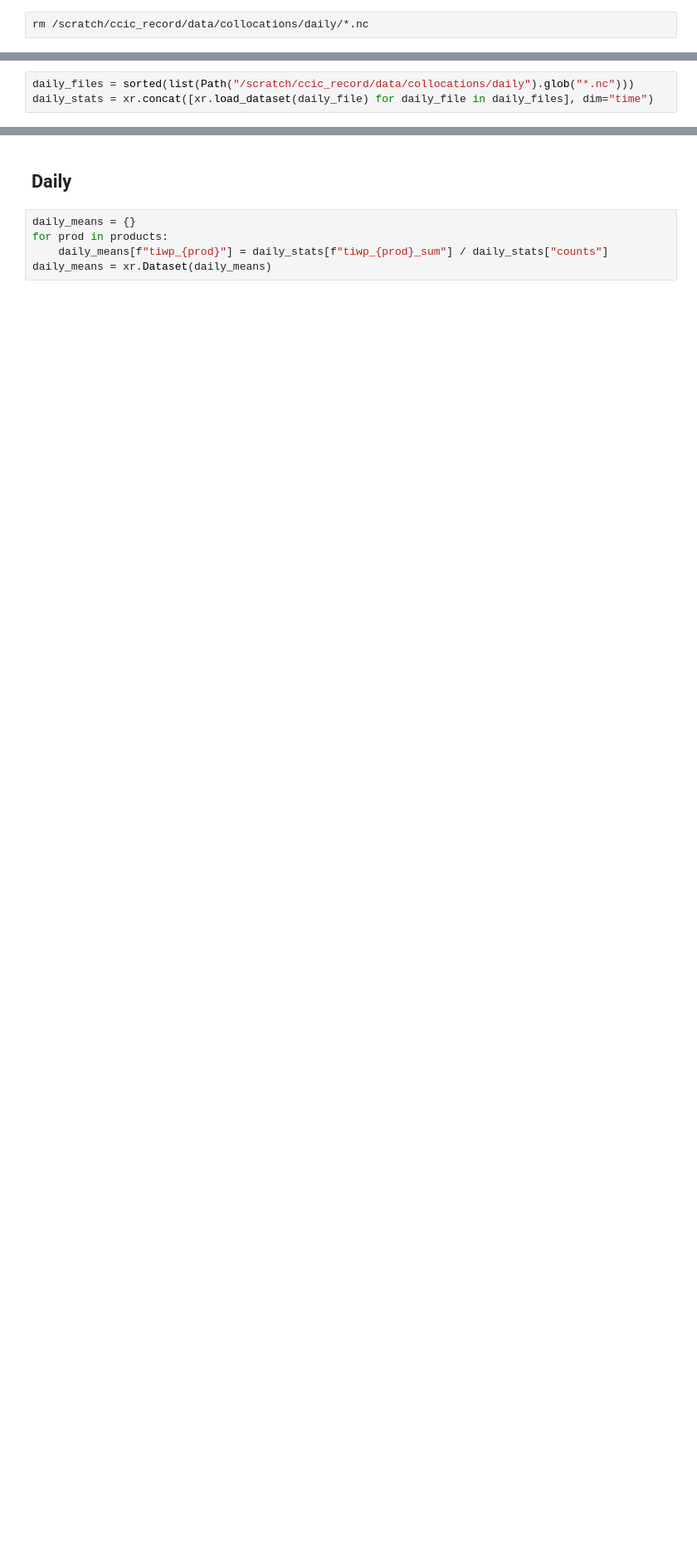
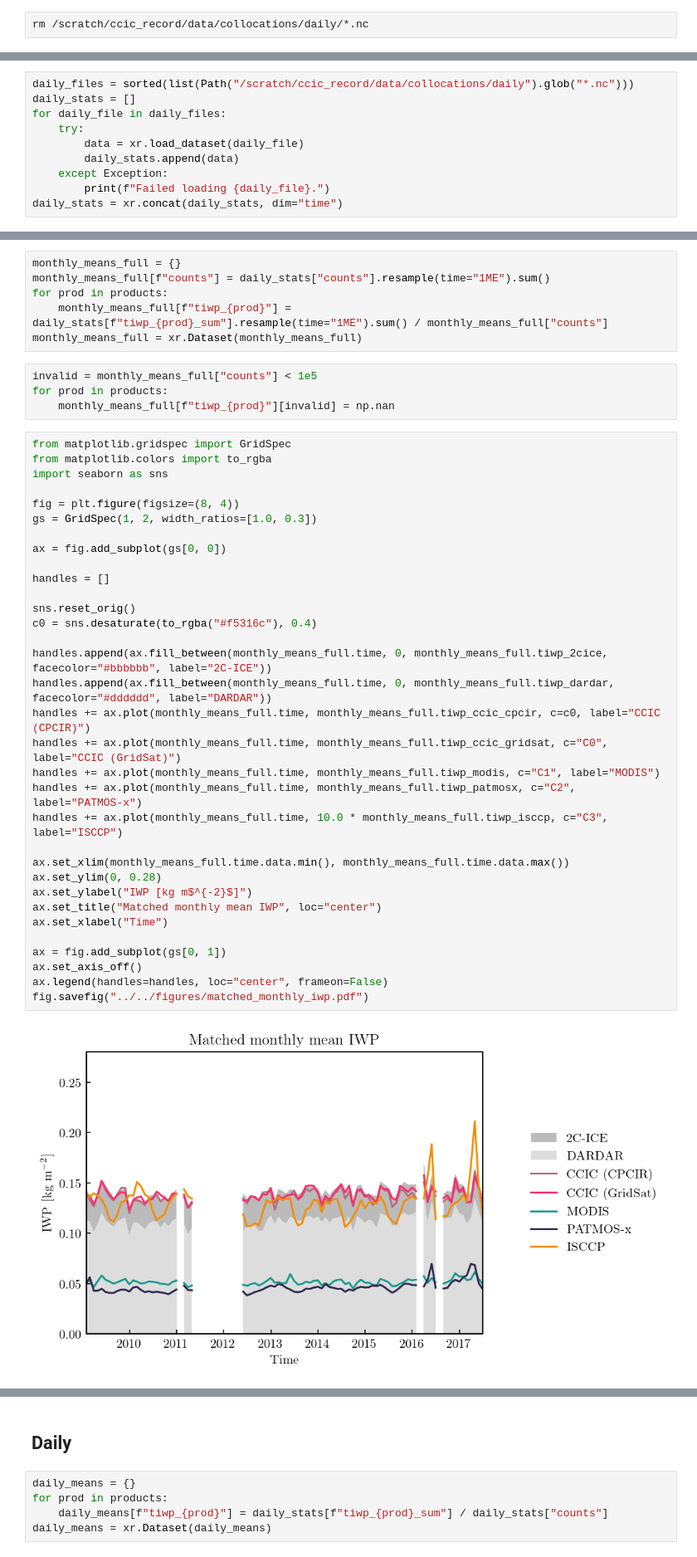
Before and after one commit to SEE-GEO/ccic_climate_record_analysis, a Jupyter notebook: notebooks/cloudsat_collocations/preprocessing_and_analysis.ipynb, the cells around one changed output, grey strips where cells are left out. Shown at 83% size. Cells and saved outputs as stored; diff of their text form; blank space fills up the shorter version.

```diff
--- a/notebooks/cloudsat_collocations/preprocessing.ipynb
+++ b/notebooks/cloudsat_collocations/preprocessing_and_analysis.ipynb
@@ -561,3 +587,10 @@ for path in tqdm(files_cmb):
 # %%
 daily_files = sorted(list(Path("/scratch/ccic_record/data/collocations/daily").glob("*.nc")))
-daily_stats = xr.concat([xr.load_dataset(daily_file) for daily_file in daily_files], dim="time")
+daily_stats = []
+for daily_file in daily_files:
+    try:
+        data = xr.load_dataset(daily_file)
+        daily_stats.append(data)
+    except Exception:
+        print(f"Failed loading {daily_file}.")
+daily_stats = xr.concat(daily_stats, dim="time")
@@ -570 +611,46 @@ daily_stats = daily_stats[{"time": valid}]
+# %%
+monthly_means_full = {}
+monthly_means_full[f"counts"] = daily_stats["counts"].resample(time="1ME").sum()
+for prod in products:
+    monthly_means_full[f"tiwp_{prod}"] = daily_stats[f"tiwp_{prod}_sum"].resample(time="1ME").sum() / monthly_means_full["counts"]
+monthly_means_full = xr.Dataset(monthly_means_full)
+# %%
+invalid = monthly_means_full["counts"] < 1e5
+for prod in products:
+    monthly_means_full[f"tiwp_{prod}"][invalid] = np.nan
+# %%
+from matplotlib.gridspec import GridSpec
+from matplotlib.colors import to_rgba
+import seaborn as sns
+
+fig = plt.figure(figsize=(8, 4))
+gs = GridSpec(1, 2, width_ratios=[1.0, 0.3])
+
+ax = fig.add_subplot(gs[0, 0])
+
+handles = []
+
+sns.reset_orig()
+c0 = sns.desaturate(to_rgba("#f5316c"), 0.4)
+
+handles.append(ax.fill_between(monthly_means_full.time, 0, monthly_means_full.tiwp_2cice, facecolor="#bbbbbb", label="2C-ICE"))
+handles.append(ax.fill_between(monthly_means_full.time, 0, monthly_means_full.tiwp_dardar, facecolor="#dddddd", label="DARDAR"))
+handles += ax.plot(monthly_means_full.time, monthly_means_full.tiwp_ccic_cpcir, c=c0, label="CCIC (CPCIR)")
+handles += ax.plot(monthly_means_full.time, monthly_means_full.tiwp_ccic_gridsat, c="C0", label="CCIC (GridSat)")
+handles += ax.plot(monthly_means_full.time, monthly_means_full.tiwp_modis, c="C1", label="MODIS")
+handles += ax.plot(monthly_means_full.time, monthly_means_full.tiwp_patmosx, c="C2", label="PATMOS-x")
+handles += ax.plot(monthly_means_full.time, 10.0 * monthly_means_full.tiwp_isccp, c="C3", label="ISCCP")
+
+ax.set_xlim(monthly_means_full.time.data.min(), monthly_means_full.time.data.max())
+ax.set_ylim(0, 0.28)
+ax.set_ylabel("IWP [kg m$^{-2}$]")
+ax.set_title("Matched monthly mean IWP", loc="center")
+ax.set_xlabel("Time")
+
+ax = fig.add_subplot(gs[0, 1])
+ax.set_axis_off()
+ax.legend(handles=handles, loc="center", frameon=False)
+fig.savefig("../../figures/matched_monthly_iwp.pdf")
+# %% [output]
+[figure, new version]
 # %% [markdown]
```
Also changed, not shown: parts of 36 cells of this notebook.
